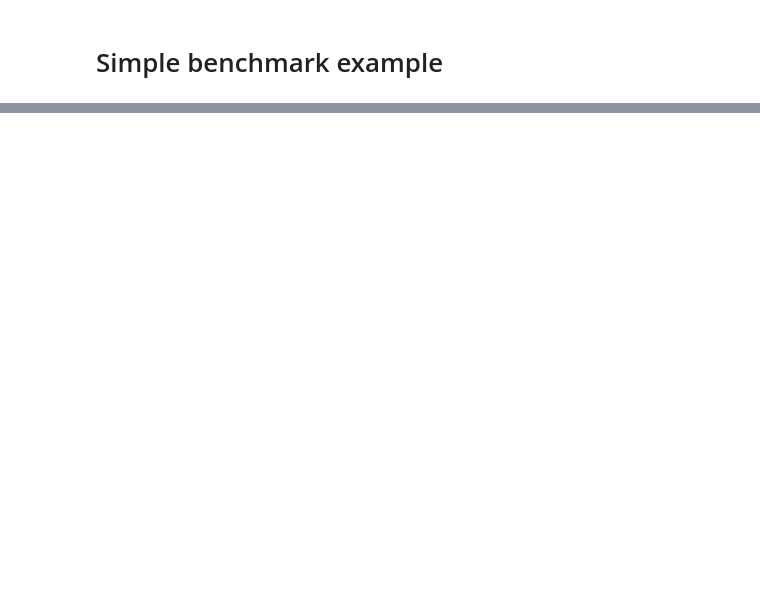
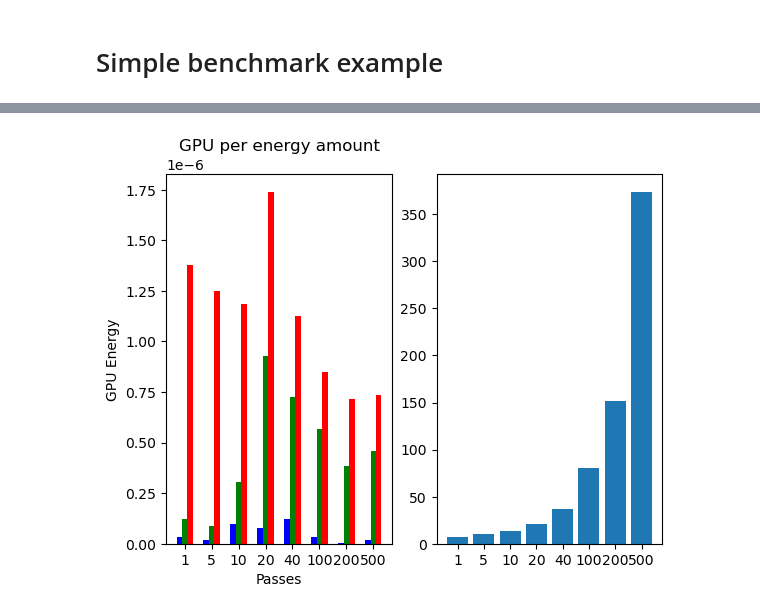
Before and after one commit to kallepronk/LLM-efficiency-benchmark, a Jupyter notebook: notebooks/simple-example.ipynb, the cells around one changed output, grey strips where cells are left out. Drawn from its saved outputs; the diff is of its cells as text; code cells hidden in the pictures; blank space fills up the shorter version.

```diff
--- a/notebooks/simple-example.ipynb
+++ b/notebooks/simple-example.ipynb
@@ -145,0 +76,67 @@ The man in the blue shirt sits on the chair next to the sink. The other man begi
+# %%
+import numpy as np
+import matplotlib.pyplot as plt
+import json
+
+
+# Graph data
+
+
+def data_from_json(file: str, type: str) -> [float]:
+    data = json.load(open(file))
+
+    return [data["runs"][0][type], data["runs"][1][type], data["runs"][2][type], data["runs"][3][type], data["runs"][4][type], data["runs"][5][type], data["runs"][6][type], data["runs"][7][type]]
+
+
+x = np.arange(8)
+
+results1 = data_from_json("resultsV2.json", "gpu_energy")
+results2 = data_from_json("resultsV3.json", "gpu_energy")
+results3 = data_from_json("results_with_encoding-20241203-174821.json", "gpu_energy")
+results4 = data_from_json("results_with_encoding-20241203-195144.json", "gpu_energy")
+results5 = data_from_json("results_with_encoding-20241203-200703.json", "gpu_energy")
+
+ram_energy1 = data_from_json("resultsV2.json", "ram_energy")
+ram_energy2 = data_from_json("resultsV3.json", "ram_energy")
+ram_energy3 = data_from_json("results_with_encoding-20241203-174821.json", "ram_energy")
+ram_energy4 = data_from_json("results_with_encoding-20241203-195144.json", "ram_energy")
+ram_energy5 = data_from_json("results_with_encoding-20241203-200703.json", "ram_energy")
+
+cpu_energy1 = data_from_json("resultsV2.json", "cpu_energy")
+cpu_energy2 = data_from_json("resultsV3.json", "cpu_energy")
+cpu_energy3 = data_from_json("results_with_encoding-20241203-174821.json", "cpu_energy")
+cpu_energy4 = data_from_json("results_with_encoding-20241203-195144.json", "cpu_energy")
+cpu_energy5 = data_from_json("results_with_encoding-20241203-200703.json", "cpu_energy")
+
+duration1 = data_from_json("resultsV2.json", "duration")
+duration2 = data_from_json("resultsV3.json", "duration")
+duration3 = data_from_json("results_with_encoding-20241203-174821.json", "duration")
+duration4 = data_from_json("results_with_encoding-20241203-195144.json", "duration")
+duration5 = data_from_json("results_with_encoding-20241203-200703.json", "duration")
+
+
+x_values = [1, 5, 10, 20, 40, 100, 200, 500]
+
+gpu = np.divide(np.mean([results1, results2, results3, results4, results5], axis=0), x_values)
+ram = np.divide(np.mean([ram_energy1, ram_energy2, ram_energy3, ram_energy4, ram_energy5], axis=0), x_values)
+cpu = np.divide(np.mean([cpu_energy1, cpu_energy2, cpu_energy3, cpu_energy4, cpu_energy5], axis=0), x_values)
+time = np.mean([duration1, duration2, duration3, duration4, duration5], axis=0)
+
+x_labels = ["1", "5", "10", "20", "40", "100", "200", "500"]
+plt.subplot(1, 2, 1)
+plt.bar(x-0.2, gpu, color="b", align="center", width=0.2)
+plt.bar(x+0.2, ram, color="r", align="center", width=0.2)
+plt.bar(x, cpu, color="g", align="center", width=0.2)
+
+plt.xlabel("Passes")
+plt.ylabel("GPU Energy")
+plt.title("GPU per energy amount")
+plt.xticks(x, x_labels)
+
+plt.subplot(1, 2, 2)
+plt.bar(x, time)
+plt.xticks(x, x_labels)
+
+plt.show()
+# %% [output]
+[figure, added]
```
Also changed, not shown: parts of 4 cells of this notebook.
